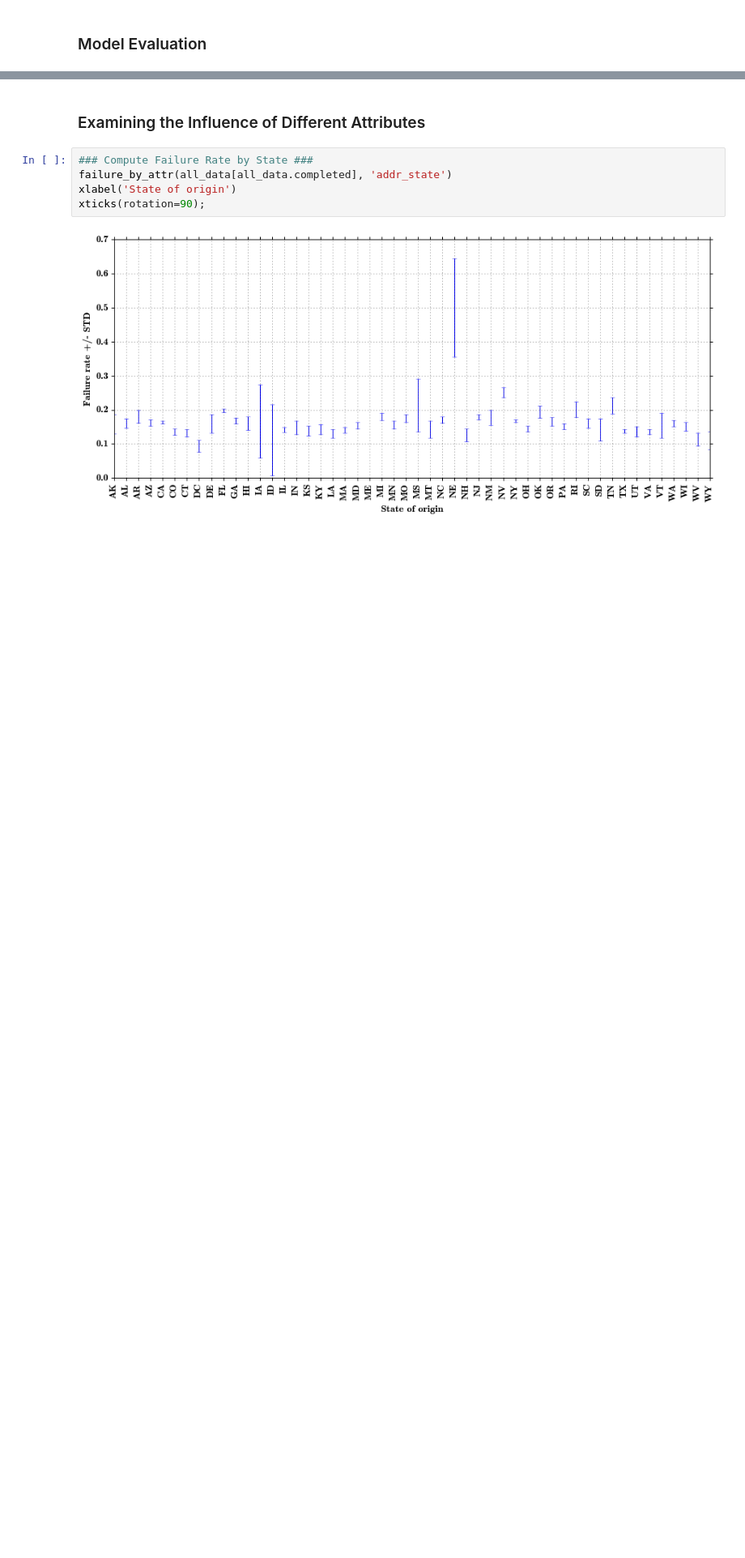
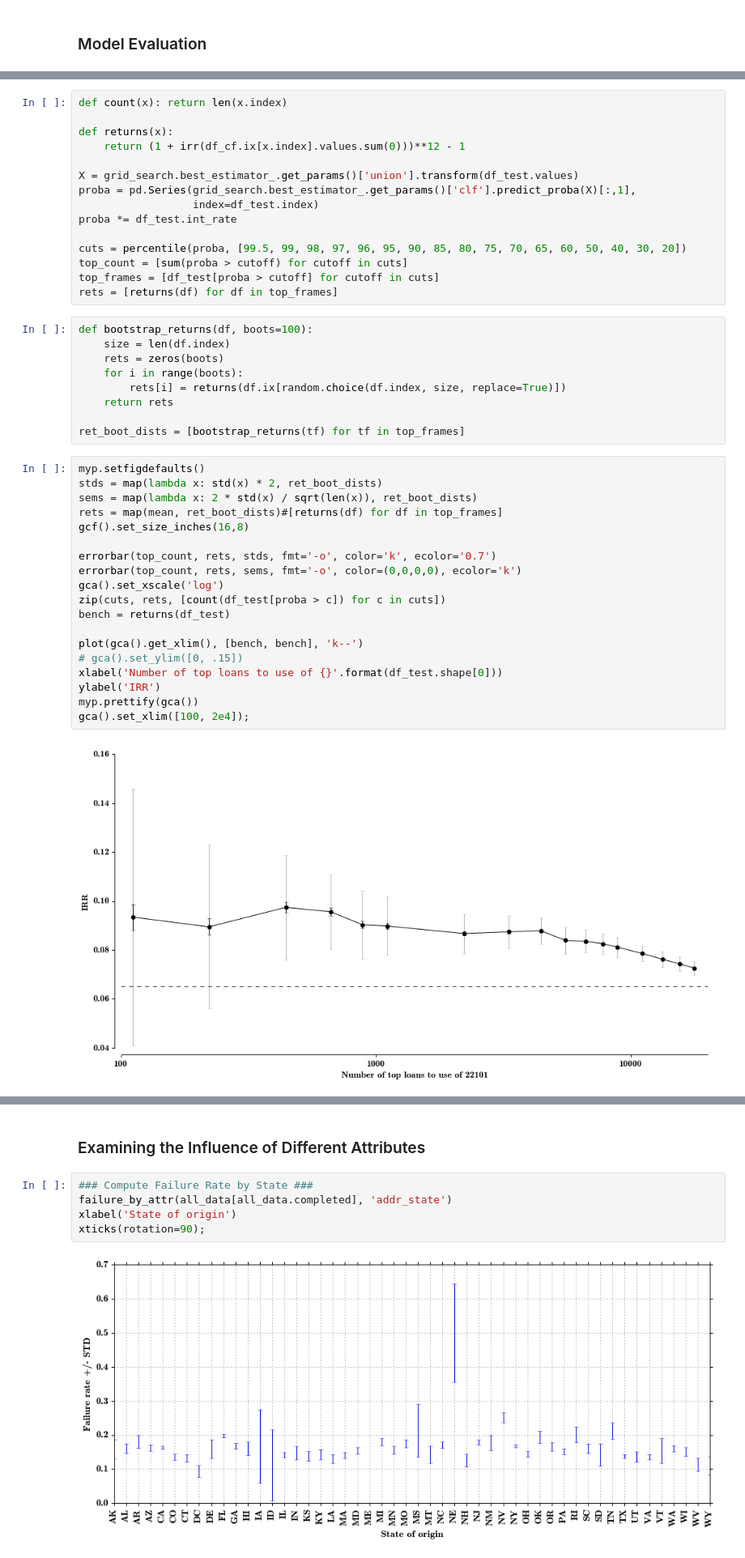
Before and after one commit to tianhuil/projects201409, a Jupyter notebook: isaac/analysis.ipynb, the cells around one changed output, grey strips where cells are left out. Shown: that part at 81% size. Cells and saved outputs as stored; diff of their text form; blank space fills up the shorter version.

Commit message:
Completed risk-return analysis

```diff
--- a/isaac/analysis.ipynb
+++ b/isaac/analysis.ipynb
@@ -210,0 +160,45 @@ df_returns[['returns_all','returns_selected']].plot(kind='bar', stacked=False, f
+# %%
+def count(x): return len(x.index)
+
+def returns(x):
+    return (1 + irr(df_cf.ix[x.index].values.sum(0)))**12 - 1
+
+X = grid_search.best_estimator_.get_params()['union'].transform(df_test.values)
+proba = pd.Series(grid_search.best_estimator_.get_params()['clf'].predict_proba(X)[:,1],
+                  index=df_test.index)
+proba *= df_test.int_rate
+
+cuts = percentile(proba, [99.5, 99, 98, 97, 96, 95, 90, 85, 80, 75, 70, 65, 60, 50, 40, 30, 20])
+top_count = [sum(proba > cutoff) for cutoff in cuts]
+top_frames = [df_test[proba > cutoff] for cutoff in cuts]
+rets = [returns(df) for df in top_frames]
+# %%
+def bootstrap_returns(df, boots=100):
+    size = len(df.index)
+    rets = zeros(boots)
+    for i in range(boots):
+        rets[i] = returns(df.ix[random.choice(df.index, size, replace=True)])
+    return rets
+
+ret_boot_dists = [bootstrap_returns(tf) for tf in top_frames]
+# %%
+myp.setfigdefaults()
+stds = map(lambda x: std(x) * 2, ret_boot_dists)
+sems = map(lambda x: 2 * std(x) / sqrt(len(x)), ret_boot_dists)
+rets = map(mean, ret_boot_dists)#[returns(df) for df in top_frames]
+gcf().set_size_inches(16,8)
+
+errorbar(top_count, rets, stds, fmt='-o', color='k', ecolor='0.7')
+errorbar(top_count, rets, sems, fmt='-o', color=(0,0,0,0), ecolor='k')
+gca().set_xscale('log')
+zip(cuts, rets, [count(df_test[proba > c]) for c in cuts])
+bench = returns(df_test)
+
+plot(gca().get_xlim(), [bench, bench], 'k--')
+# gca().set_ylim([0, .15])
+xlabel('Number of top loans to use of {}'.format(df_test.shape[0]))
+ylabel('IRR')
+myp.prettify(gca())
+gca().set_xlim([100, 2e4]);
+# %% [output]
+[figure, added]
```
Also changed, not shown: parts of 6 cells of this notebook.
